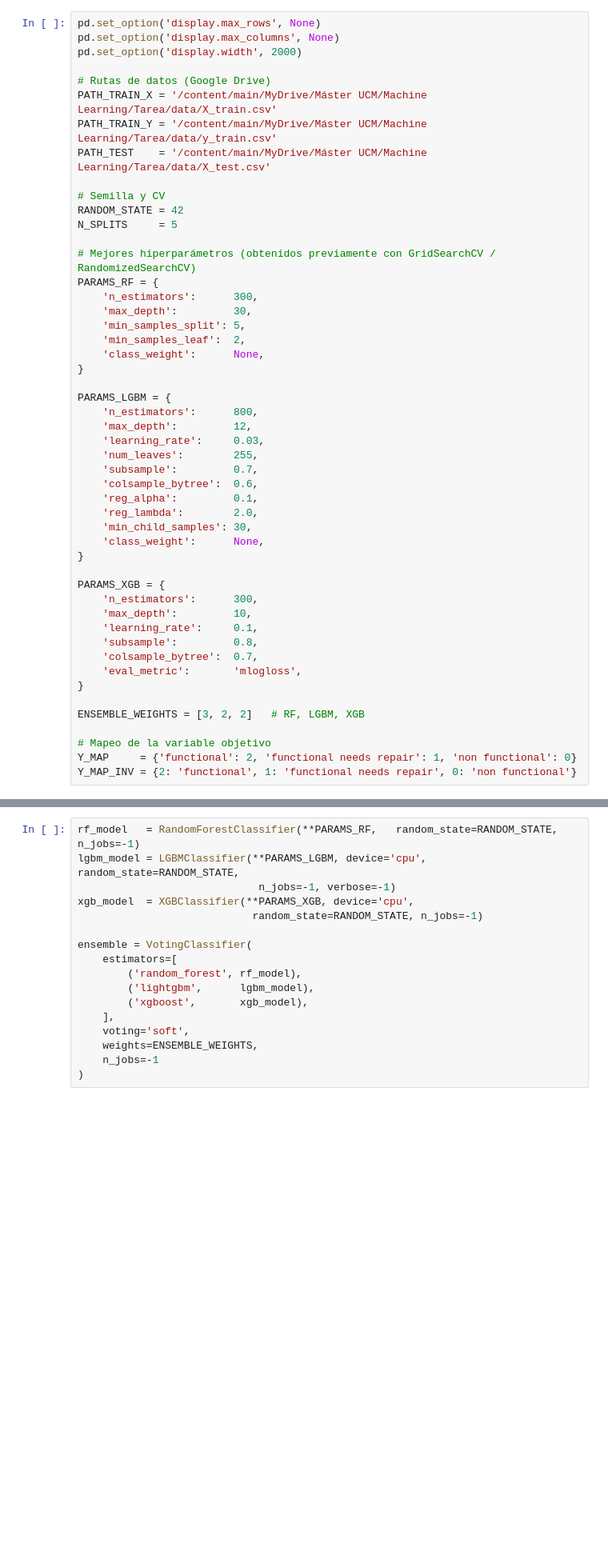
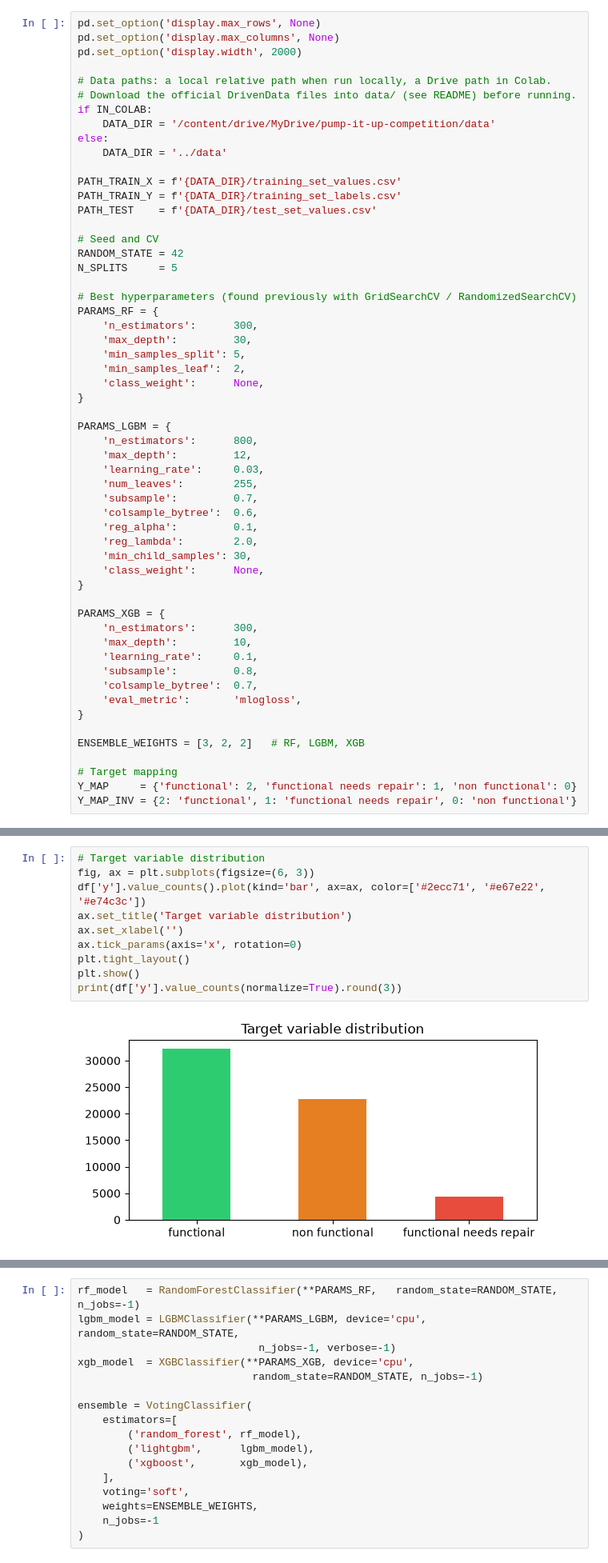
Before and after one commit to inigoochoa/pump-it-up-competition, a Jupyter notebook: notebooks/pump_it_up_ensemble.ipynb, the cells around one changed output, grey strips where cells are left out. Shown at 80% size. Cells and saved outputs as stored; diff of their text form; blank space fills up the shorter version.

```diff
--- a/notebooks/pump_it_up_ensemble.ipynb
+++ b/notebooks/pump_it_up_ensemble.ipynb
@@ -53,16 +54,22 @@ pd.set_option('display.max_rows', None)
 pd.set_option('display.max_columns', None)
 pd.set_option('display.width', 2000)
 
-# Rutas de datos (Google Drive)
-PATH_TRAIN_X = '/content/main/MyDrive/Máster UCM/Machine Learning/Tarea/data/X_train.csv'
-PATH_TRAIN_Y = '/content/main/MyDrive/Máster UCM/Machine Learning/Tarea/data/y_train.csv'
-PATH_TEST    = '/content/main/MyDrive/Máster UCM/Machine Learning/Tarea/data/X_test.csv'
+# Data paths: a local relative path when run locally, a Drive path in Colab.
+# Download the official DrivenData files into data/ (see README) before running.
+if IN_COLAB:
+    DATA_DIR = '/content/drive/MyDrive/pump-it-up-competition/data'
+else:
+    DATA_DIR = '../data'
 
-# Semilla y CV
+PATH_TRAIN_X = f'{DATA_DIR}/training_set_values.csv'
+PATH_TRAIN_Y = f'{DATA_DIR}/training_set_labels.csv'
+PATH_TEST    = f'{DATA_DIR}/test_set_values.csv'
+
+# Seed and CV
 RANDOM_STATE = 42
 N_SPLITS     = 5
 
-# Mejores hiperparámetros (obtenidos previamente con GridSearchCV / RandomizedSearchCV)
+# Best hyperparameters (found previously with GridSearchCV / RandomizedSearchCV)
 PARAMS_RF = {
     'n_estimators':      300,
     'max_depth':         30,
@@ -95,7 +102,7 @@ PARAMS_XGB = {
 
 ENSEMBLE_WEIGHTS = [3, 2, 2]   # RF, LGBM, XGB
 
-# Mapeo de la variable objetivo
+# Target mapping
 Y_MAP     = {'functional': 2, 'functional needs repair': 1, 'non functional': 0}
 Y_MAP_INV = {2: 'functional', 1: 'functional needs repair', 0: 'non functional'}
 # %% [markdown]
@@ -454,0 +216,12 @@ Los pesos se ajustaron empíricamente comparando runs en MLflow.
+# %%
+# Target variable distribution
+fig, ax = plt.subplots(figsize=(6, 3))
+df['y'].value_counts().plot(kind='bar', ax=ax, color=['#2ecc71', '#e67e22', '#e74c3c'])
+ax.set_title('Target variable distribution')
+ax.set_xlabel('')
+ax.tick_params(axis='x', rotation=0)
+plt.tight_layout()
+plt.show()
+print(df['y'].value_counts(normalize=True).round(3))
+# %% [output]
+[figure, added]
```
Also changed, not shown: parts of 68 cells of this notebook, 7 other files.
